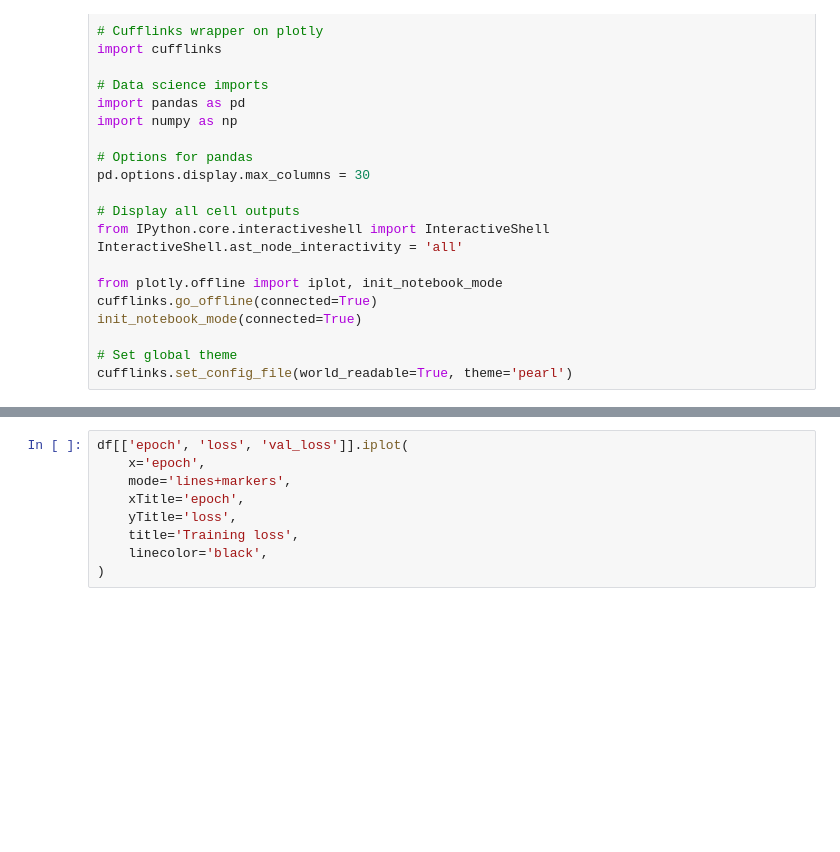
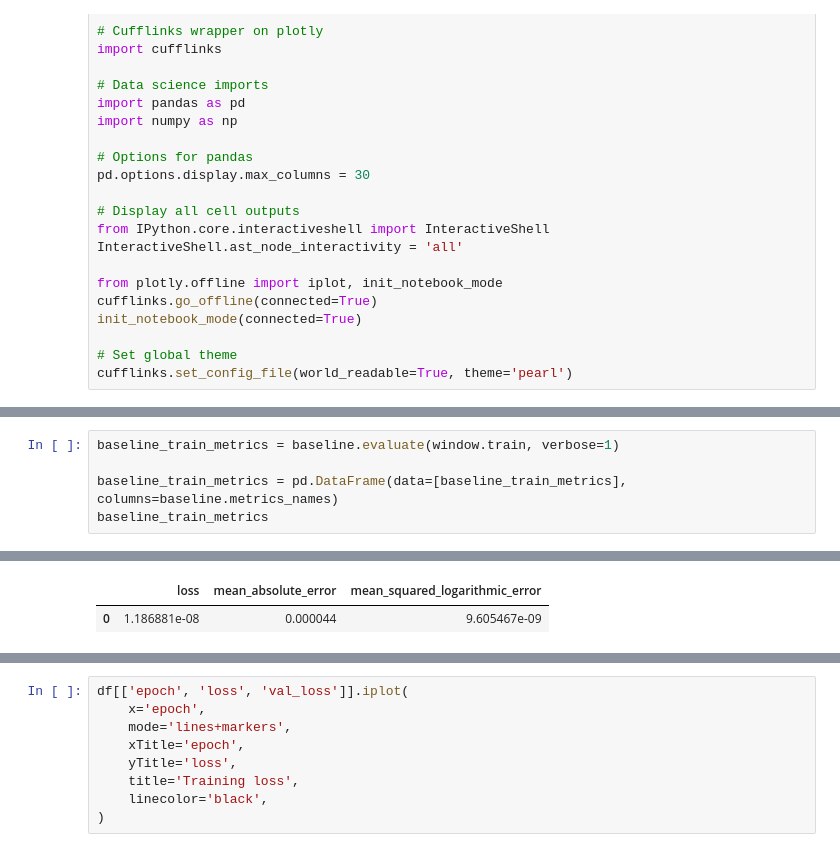
Before and after one commit to prophet-project/stock-price-forecasting, a Jupyter notebook: 3_Explore_Training_Metrics.ipynb, the cells around one changed output, grey strips where cells are left out. Saved outputs shown, nothing was run; the diff lists cells and outputs as text; blank space fills up the shorter version.

```diff
--- a/3_Explore_Training_Metrics.ipynb
+++ b/3_Explore_Training_Metrics.ipynb
@@ -27,0 +60,6 @@ cufflinks.set_config_file(world_readable=True, theme='pearl')
+# %%
+baseline_train_metrics = baseline.evaluate(window.train, verbose=1)
+
+baseline_train_metrics = pd.DataFrame(data=[baseline_train_metrics], columns=baseline.metrics_names)
+baseline_train_metrics
+# %% [output]
@@ -28,2 +67,4 @@ cufflinks.set_config_file(world_readable=True, theme='pearl')
+|  | loss | mean_absolute_error | mean_squared_logarithmic_error |
+| 0 | 1.186881e-08 | 0.000044 | 9.605467e-09 |
 # %%
 df = pd.read_csv('./metrics/training.csv')
```
Also changed, not shown: parts of 8 cells of this notebook, 16 other files.
